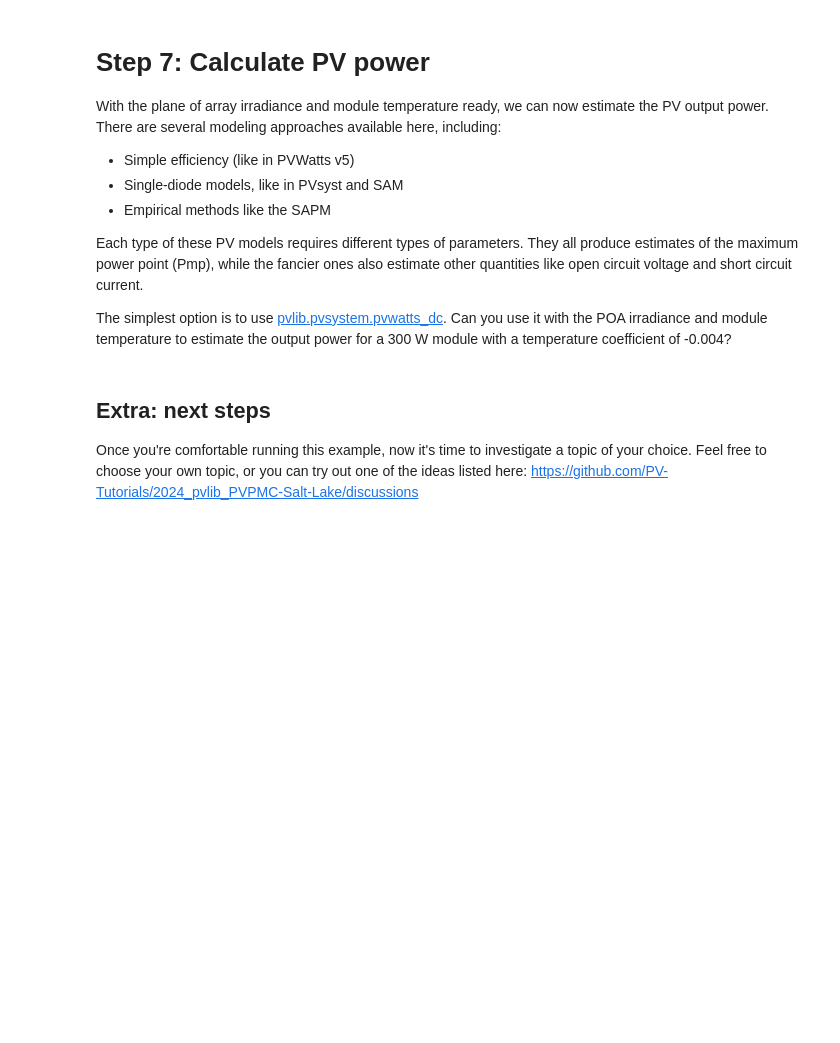
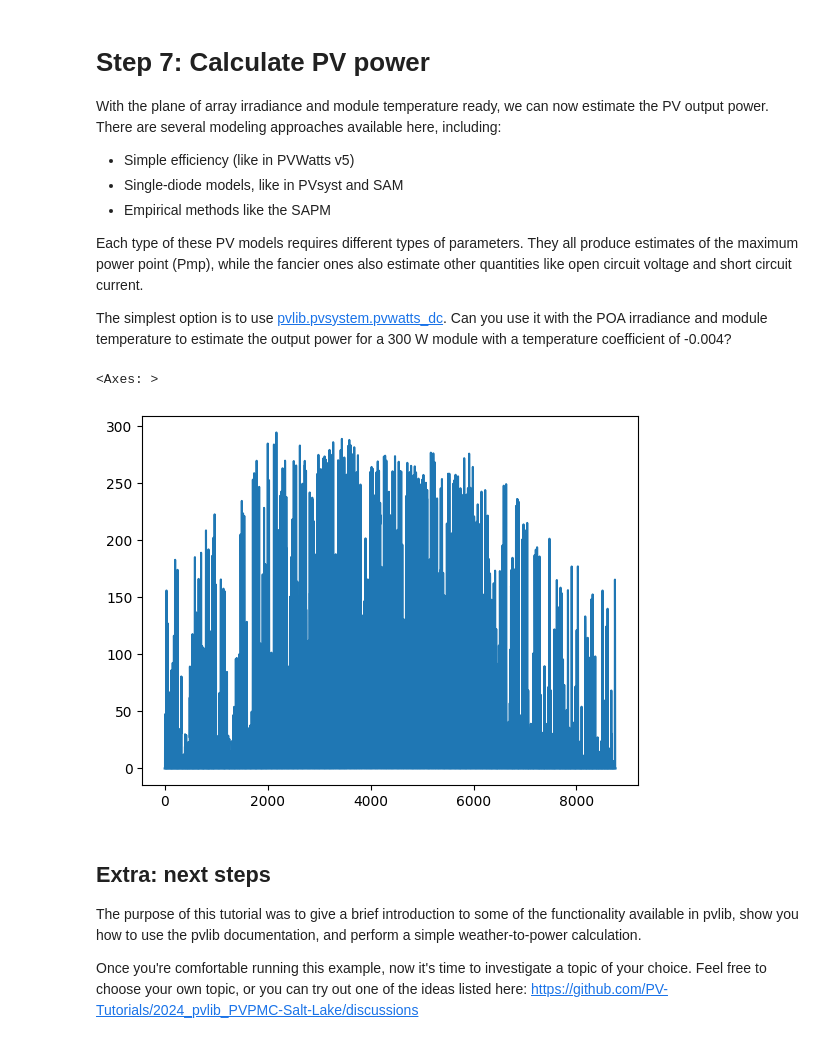
Before and after one commit to PV-Tutorials/2024_pvlib_PVPMC-Copenhagen, a Jupyter notebook: pvlib-introduction.ipynb, the cells around one changed output. Saved outputs shown, nothing was run; the diff lists cells and outputs as text; code cells hidden in the pictures; blank space fills up the shorter version.

```diff
--- a/pvlib-introduction.ipynb
+++ b/pvlib-introduction.ipynb
@@ -23,7 +25,7 @@ Here's a simple example of running pvlib code: using pvlib and pandas (a library
 import pvlib
 import pandas as pd
 # %%
-cph = pvlib.location.Location(latitude=55.6670, longitude=12.5708)
+cph = pvlib.location.Location(latitude=55.6846, longitude=12.5389)
 times = pd.date_range(start='2024-08-22 00:00', end='2024-08-22 23:59', freq='5min', tz='Europe/Copenhagen')
 clearsky_irradiance = cph.get_clearsky(times)
 # %%
@@ -43,2 +76,5 @@ Can you figure out how to download data for Copenhagen for the year 2018?
 # %%
-# Write your code here to retrieve irradiance data
+# Write your code here to calculate solar position
+solar_position = cph.get_solarposition(data.index)
+
+solar_position
@@ -64,3 +105,13 @@ However, to determine PV generation we are interested in the plane of array (POA
 Can you find the suitable pvlib function to calculate plane of array irradiance and calculate the irradiance for a south-facing system with a 40-degree tilt?
 # %%
 # Write your code here to calculate plane of array irradiance
+poa_irradiance = pvlib.irradiance.get_total_irradiance(
+    surface_tilt=40,
+    surface_azimuth=180,
+    dni=data['dni'],
+    ghi=data['ghi'],
+    dhi=data['dhi'],
+    solar_zenith=solar_position['apparent_zenith'],
+    solar_azimuth=solar_position['azimuth'])
+
+poa_irradiance
@@ -74,0 +139,11 @@ pvlib includes several models for estimating module temperature.  Can you find o
+# %%
+# Write your code here to calculate module temperature using a model of your choosing
+module_temperature = pvlib.temperature.faiman(
+    poa_global=poa_irradiance['poa_global'],
+    temp_air=data['temp_air'],
+    # default values
+    wind_speed=1.0,
+    u0=25.0,
+    u1=6.84)
+
+module_temperature
@@ -89,5 +176,21 @@ The simplest option is to use [pvlib.pvsystem.pvwatts_dc](https://pvlib-python.r
+# %%
+# Write your code here to calculate PV power
+dc_power = pvlib.pvsystem.pvwatts_dc(
+    g_poa_effective=poa_irradiance['poa_global'],
+    # simplified assumptions that module and cell temperature are the same
+    temp_cell=module_temperature,
+    pdc0=300,
+    gamma_pdc=-0.004,
+    temp_ref=25.0,
+)
+
+dc_power.reset_index(drop=True).plot()
+# %% [output]
+<Axes: >
+[figure, added]
 # %% [markdown]
 ## Extra: next steps
+The purpose of this tutorial was to give a brief introduction to some of the functionality available in pvlib, show you how to use the pvlib documentation, and perform a simple weather-to-power calculation.
 
 Once you're comfortable running this example, now it's time to investigate a topic of your choice.  Feel free to choose your own topic, or you can try out one of the ideas listed here: https://github.com/PV-Tutorials/2024_pvlib_PVPMC-Salt-Lake/discussions
 # %% [markdown]
```
Also changed, not shown: parts of 12 cells of this notebook.
